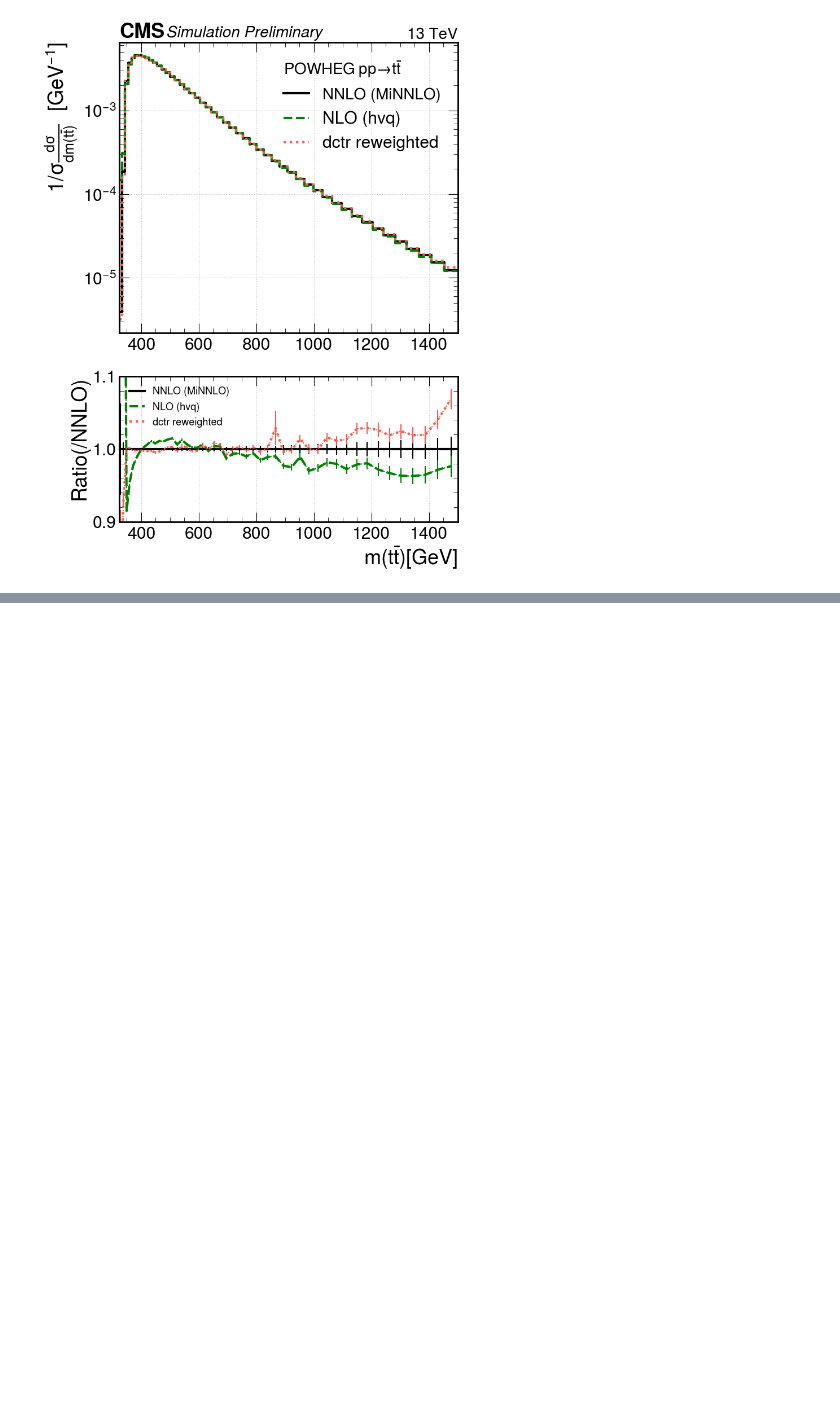
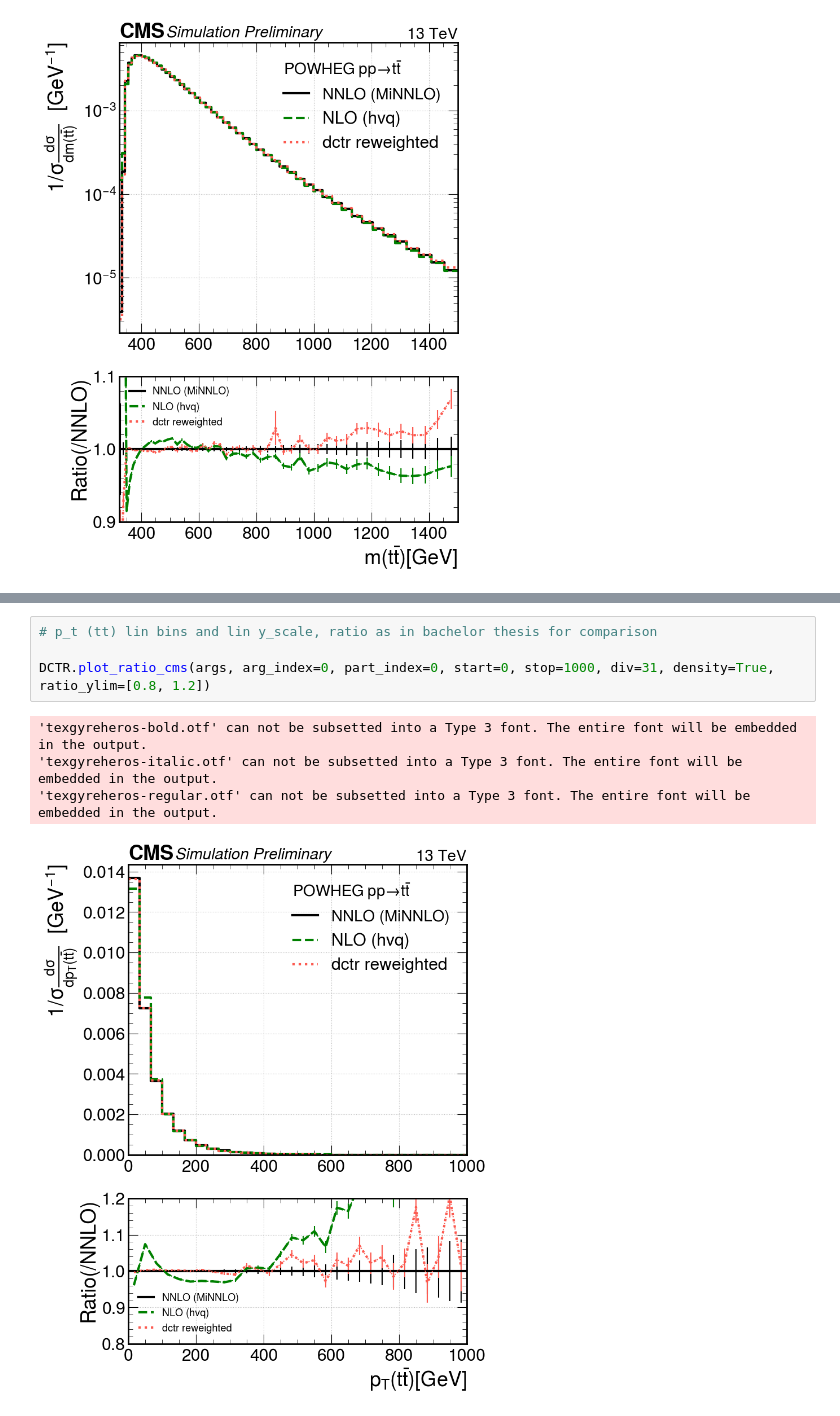
Before and after one commit to finnpuschmann/DCTR_FP, a Jupyter notebook: DCTR_notebook_reweighting_plotting.ipynb, the cells around one changed output, grey strips where cells are left out. Drawn from its saved outputs; the diff is of its cells as text; blank space fills up the shorter version.

```diff
--- a/DCTR_notebook_reweighting_plotting.ipynb
+++ b/DCTR_notebook_reweighting_plotting.ipynb
@@ -268,0 +229,9 @@ DCTR.plot_ratio_cms(args, arg_index=0, part_index=1, stop=600, div=31, density=F
+# %%
+# p_t (tt) lin bins and lin y_scale, ratio as in bachelor thesis for comparison
+
+DCTR.plot_ratio_cms(args, arg_index=0, part_index=0, start=0, stop=1000, div=31, density=True, ratio_ylim=[0.8, 1.2])
+# %% [output]
+'texgyreheros-bold.otf' can not be subsetted into a Type 3 font. The entire font will be embedded in the output.
+'texgyreheros-italic.otf' can not be subsetted into a Type 3 font. The entire font will be embedded in the output.
+'texgyreheros-regular.otf' can not be subsetted into a Type 3 font. The entire font will be embedded in the output.
+[figure, added]
```
Also changed, not shown: parts of 17 cells of this notebook, 2 other files.
